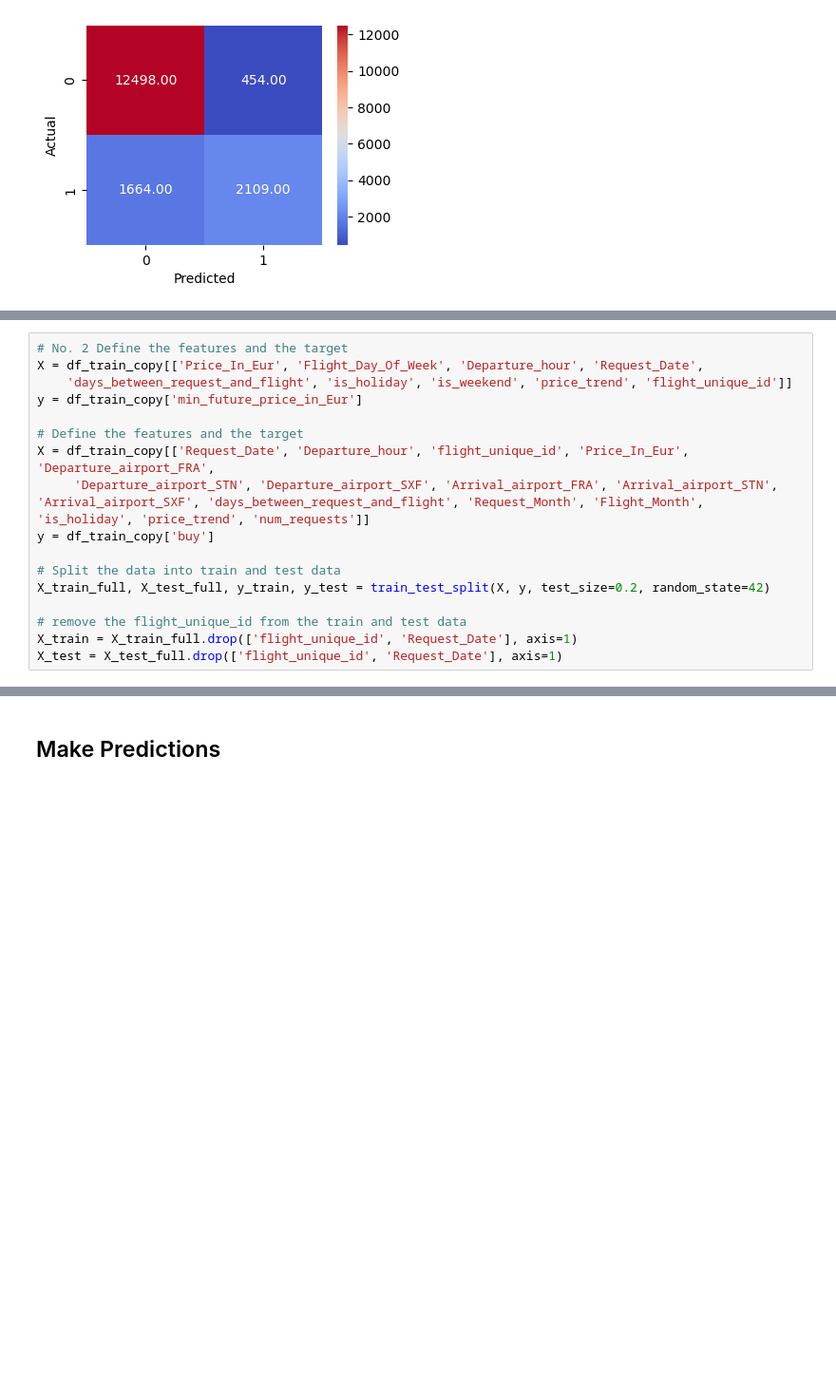
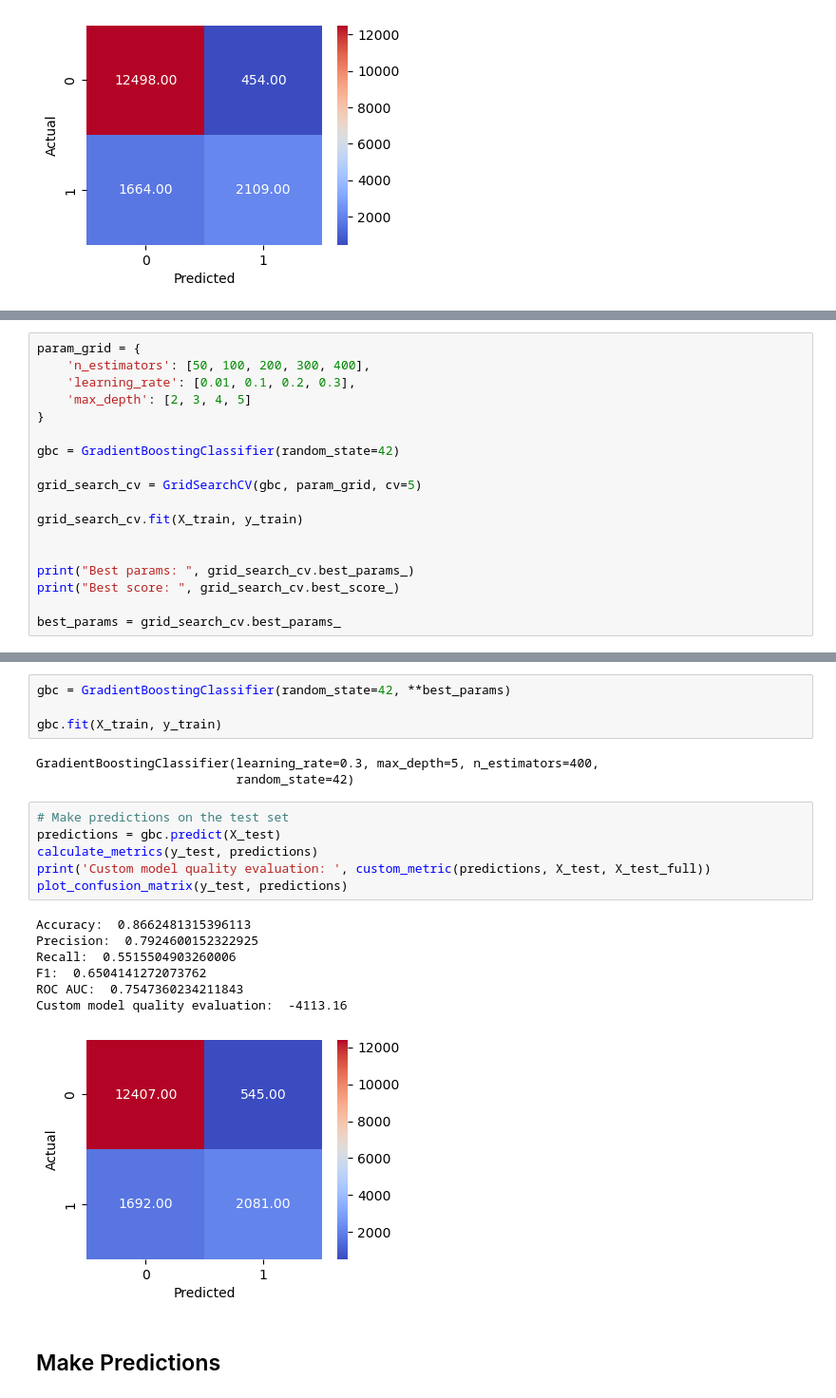
Before and after one commit to ahirsch-github/flight-price-prediction, a Jupyter notebook: flight-price-prediction.ipynb, the cells around one changed output, grey strips where cells are left out. Shown at 95% size. Drawn from its saved outputs; the diff is of its cells as text; blank space fills up the shorter version.

```diff
--- a/flight-price-prediction.ipynb
+++ b/flight-price-prediction.ipynb
@@ -1967,17 +1759,0 @@ See the caveats in the documentation: https://pandas.pydata.org/pandas-docs/stab
-# %%
-# No. 2 Define the features and the target
-X = df_train_copy[['Price_In_Eur', 'Flight_Day_Of_Week', 'Departure_hour', 'Request_Date',
-    'days_between_request_and_flight', 'is_holiday', 'is_weekend', 'price_trend', 'flight_unique_id']]
-y = df_train_copy['min_future_price_in_Eur']
-
-# Define the features and the target
-X = df_train_copy[['Request_Date', 'Departure_hour', 'flight_unique_id', 'Price_In_Eur', 'Departure_airport_FRA',
-     'Departure_airport_STN', 'Departure_airport_SXF', 'Arrival_airport_FRA', 'Arrival_airport_STN', 'Arrival_airport_SXF', 'days_between_request_and_flight', 'Request_Month', 'Flight_Month', 'is_holiday', 'price_trend', 'num_requests']]
-y = df_train_copy['buy']
-
-# Split the data into train and test data
-X_train_full, X_test_full, y_train, y_test = train_test_split(X, y, test_size=0.2, random_state=42)
-
-# remove the flight_unique_id from the train and test data
-X_train = X_train_full.drop(['flight_unique_id', 'Request_Date'], axis=1)
-X_test = X_test_full.drop(['flight_unique_id', 'Request_Date'], axis=1)
@@ -1983,0 +1762,18 @@ X_test = X_test_full.drop(['flight_unique_id', 'Request_Date'], axis=1)
+# %%
+param_grid = {
+    'n_estimators': [50, 100, 200, 300, 400],
+    'learning_rate': [0.01, 0.1, 0.2, 0.3],
+    'max_depth': [2, 3, 4, 5]
+}
+
+gbc = GradientBoostingClassifier(random_state=42)
+
+grid_search_cv = GridSearchCV(gbc, param_grid, cv=5)
+
+grid_search_cv.fit(X_train, y_train)
+
+
+print("Best params: ", grid_search_cv.best_params_)
+print("Best score: ", grid_search_cv.best_score_)
+
+best_params = grid_search_cv.best_params_
@@ -1984,3 +1790,24 @@ X_test = X_test_full.drop(['flight_unique_id', 'Request_Date'], axis=1)
+# %%
+gbc = GradientBoostingClassifier(random_state=42, **best_params)
+
+gbc.fit(X_train, y_train)
+# %% [output]
+GradientBoostingClassifier(learning_rate=0.3, max_depth=5, n_estimators=400,
+                           random_state=42)
+# %%
+# Make predictions on the test set
+predictions = gbc.predict(X_test)
+calculate_metrics(y_test, predictions)
+print('Custom model quality evaluation: ', custom_metric(predictions, X_test, X_test_full))
+plot_confusion_matrix(y_test, predictions)
+# %% [output]
+Accuracy:  0.8662481315396113
+Precision:  0.7924600152322925
+Recall:  0.5515504903260006
+F1:  0.6504141272073762
+ROC AUC:  0.7547360234211843
+Custom model quality evaluation:  -4113.16
+[figure, added]
 # %% [markdown]
 ## Make Predictions ##
 # %% [markdown]
```
Also changed, not shown: parts of 57 cells of this notebook.
